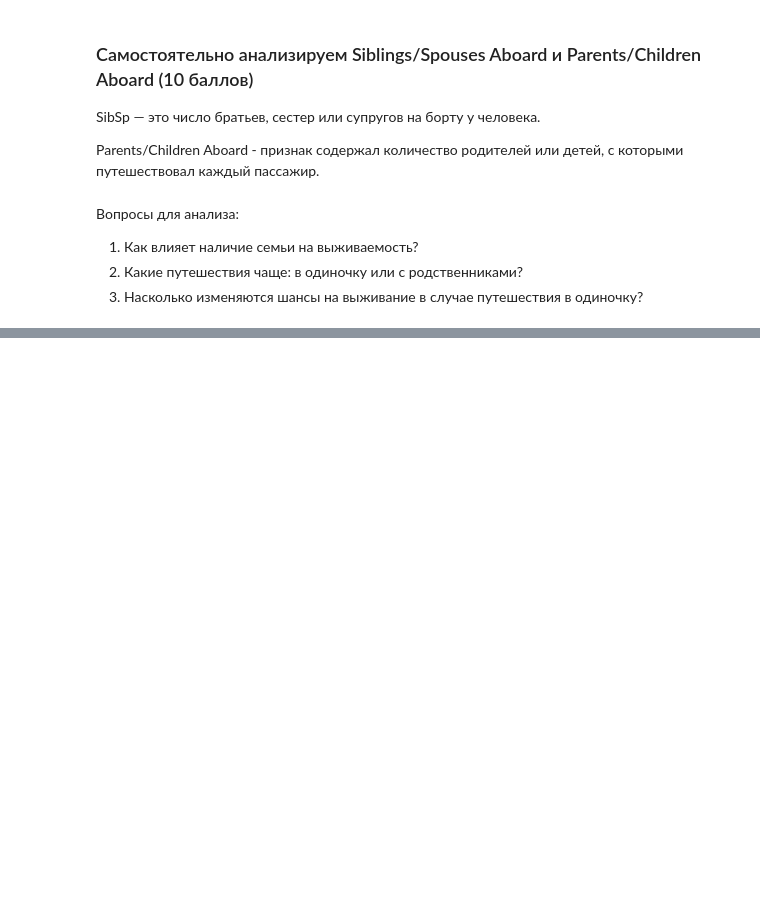
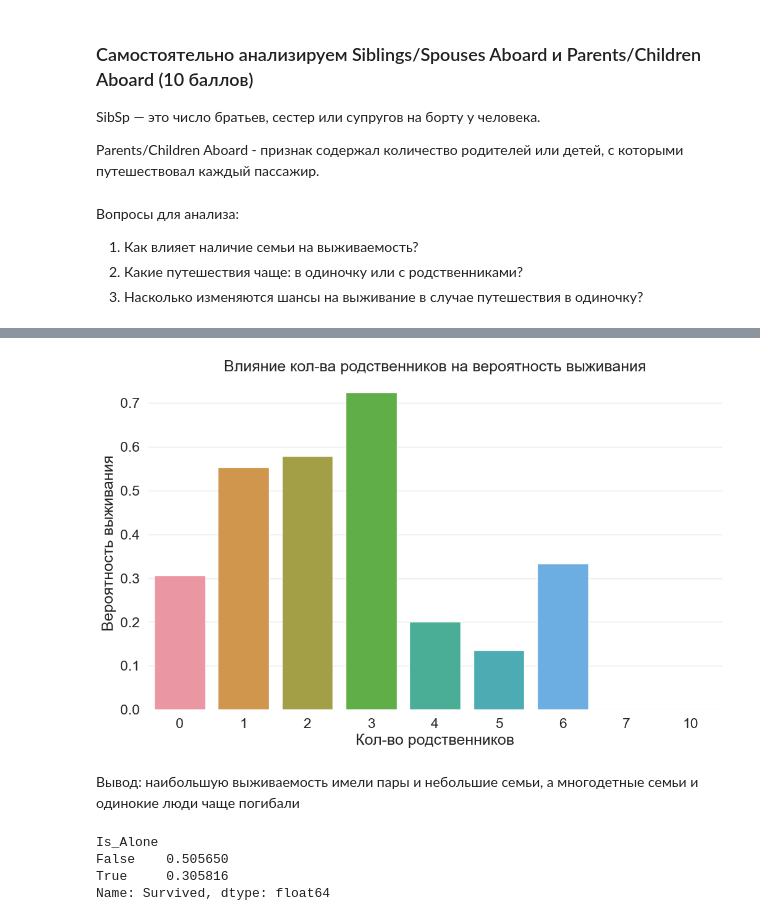
Before and after one commit to Grandher/MLabs-IIS-lessons_python, a Jupyter notebook: Task3/3_visualize_data.ipynb, the cells around one changed output, grey strips where cells are left out. Saved outputs shown, nothing was run; the diff lists cells and outputs as text; code cells hidden in the pictures; blank space fills up the shorter version.

```diff
--- a/Task3/3_visualize_data.ipynb
+++ b/Task3/3_visualize_data.ipynb
@@ -448,5 +434,5 @@ Parents/Children Aboard - признак содержал количество
 3. Насколько изменяются шансы на выживание в случае путешествия в одиночку?
 # %%
 # для удобства переименуем колонки
-df.columns = ['Survived', 'Pclass', 'Name', 'Sex', 'Age', 'SibSp', 'Parch', 'Fare', 'Age_Range', 'Fare_Category']
-df.head()
+df.columns = ['Survived', 'Pclass', 'Name', 'Sex', 'Age', 'SibSp', 'ParCh', 'Fare', 'Age_Range', 'Fare_Category']
+df
@@ -452,0 +453,3 @@ df.head()
+# %%
+df['Family'] = df['SibSp'] + df['ParCh']
+df['Family']
@@ -453,11 +469,24 @@ df.head()
 # %%
 # решение
 
-df['Family'] = (df['SibSp'] + df['Parch']).apply(lambda x: 'С семьей' if x > 0 else 'Без семьи')
-survival_by_family = df.groupby('Family')['Survived'].mean()
-plt.figure(figsize=(10, 6))
-sns.barplot(x=survival_by_family.index, y=survival_by_family.values, ci=None)
-plt.xlabel('Наличие семьи')
-plt.ylabel('Процент выживших')
-plt.title('Влияние наличия семьи на выживаемость')
+
+sns.barplot(x='Family', y='Survived', data=df, errorbar=None)
+
+plt.xlabel('Кол-во родственников')
+plt.ylabel('Вероятность выживания')
+
+plt.title('Влияние кол-ва родственников на вероятность выживания')
+
 plt.show()
+# %% [output]
+[figure, added]
+# %% [markdown]
+Вывод: наибольшую выживаемость имели пары и небольшие семьи, а многодетные семьи и одинокие люди чаще погибали
+# %%
+df['Is_Alone'] = df.Family == 0
+df.groupby('Is_Alone')['Survived'].mean()
+# %% [output]
+Is_Alone
+False    0.505650
+True     0.305816
+Name: Survived, dtype: float64
```
Also changed, not shown: parts of 15 cells of this notebook, 2 other files.
